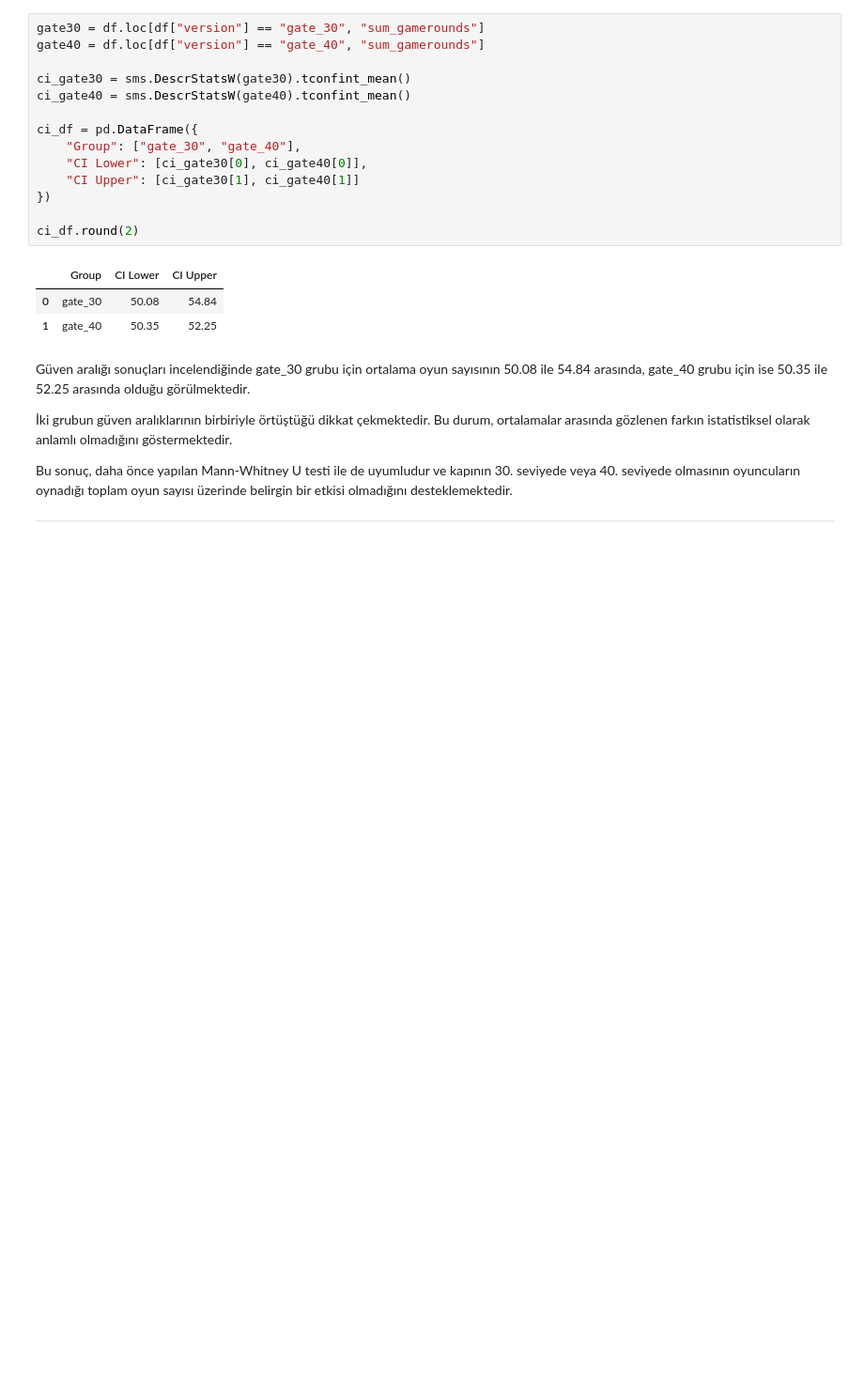
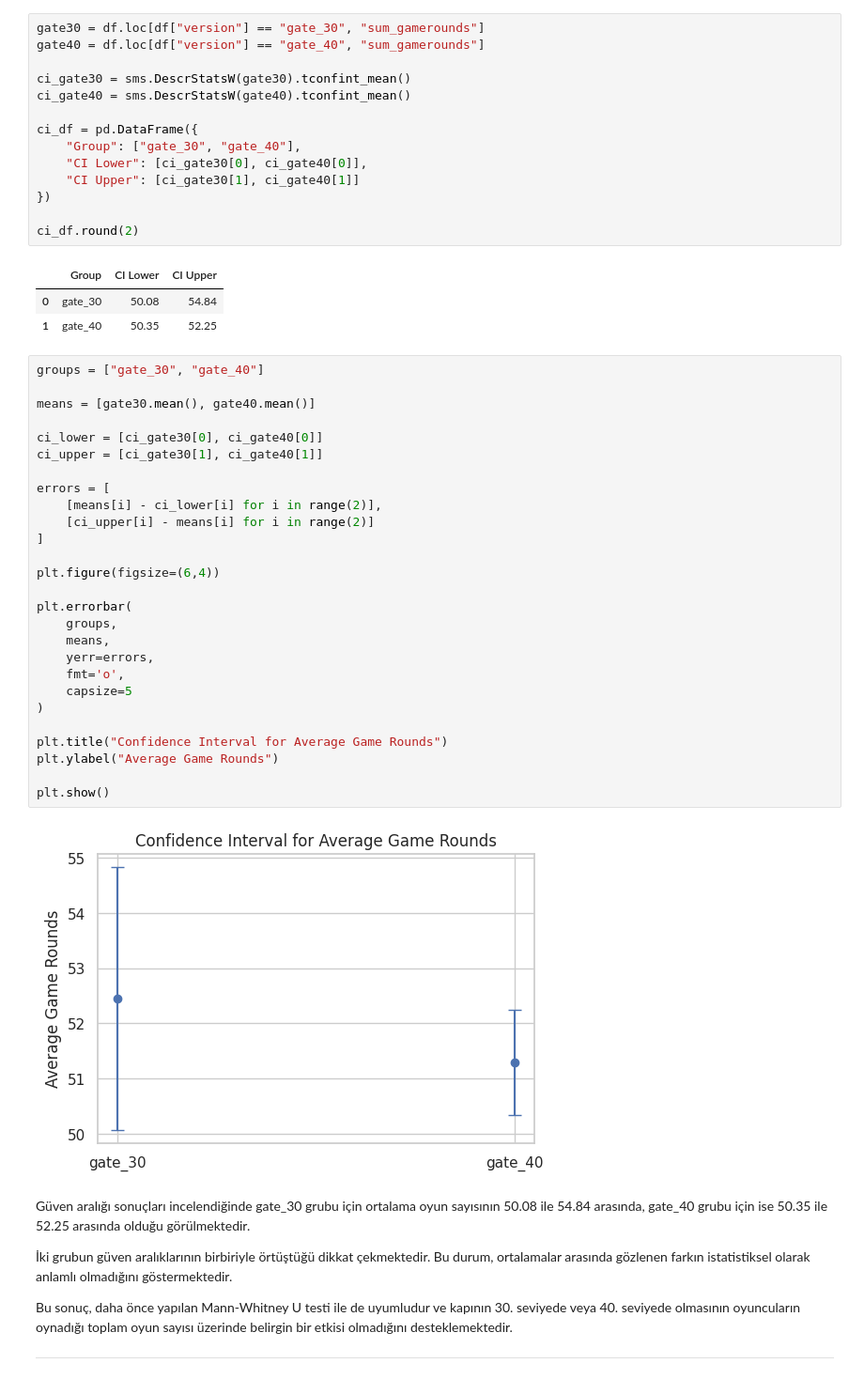
Before and after one commit to suedakzn/A-B-Testing-Analysis-Cookie-Cats-Mobile-Game, a Jupyter notebook: a-b-testing-on-mobile-game-retention-cookie-cats.ipynb, the cells around one changed output. Shown at 94% size. Saved outputs shown, nothing was run; the diff lists cells and outputs as text; blank space fills up the shorter version.

Commit message:
Kaggle Notebook | A/B Testing on Mobile Game Retention (Cookie Cats) | Version 3

```diff
--- a/a-b-testing-on-mobile-game-retention-cookie-cats.ipynb
+++ b/a-b-testing-on-mobile-game-retention-cookie-cats.ipynb
@@ -639,6 +641,35 @@ ci_df.round(2)
 |  | Group | CI Lower | CI Upper |
 | 0 | gate_30 | 50.08 | 54.84 |
 | 1 | gate_40 | 50.35 | 52.25 |
+# %%
+groups = ["gate_30", "gate_40"]
+
+means = [gate30.mean(), gate40.mean()]
+
+ci_lower = [ci_gate30[0], ci_gate40[0]]
+ci_upper = [ci_gate30[1], ci_gate40[1]]
+
+errors = [
+    [means[i] - ci_lower[i] for i in range(2)],
+    [ci_upper[i] - means[i] for i in range(2)]
+]
+
+plt.figure(figsize=(6,4))
+
+plt.errorbar(
+    groups,
+    means,
+    yerr=errors,
+    fmt='o',
+    capsize=5
+)
+
+plt.title("Confidence Interval for Average Game Rounds")
+plt.ylabel("Average Game Rounds")
+
+plt.show()
+# %% [output]
+[figure, added]
 # %% [markdown]
 Güven aralığı sonuçları incelendiğinde gate_30 grubu için ortalama oyun sayısının
 50.08 ile 54.84 arasında, gate_40 grubu için ise 50.35 ile 52.25 arasında olduğu görülmektedir.
```
Also changed, not shown: parts of 2 cells of this notebook.
